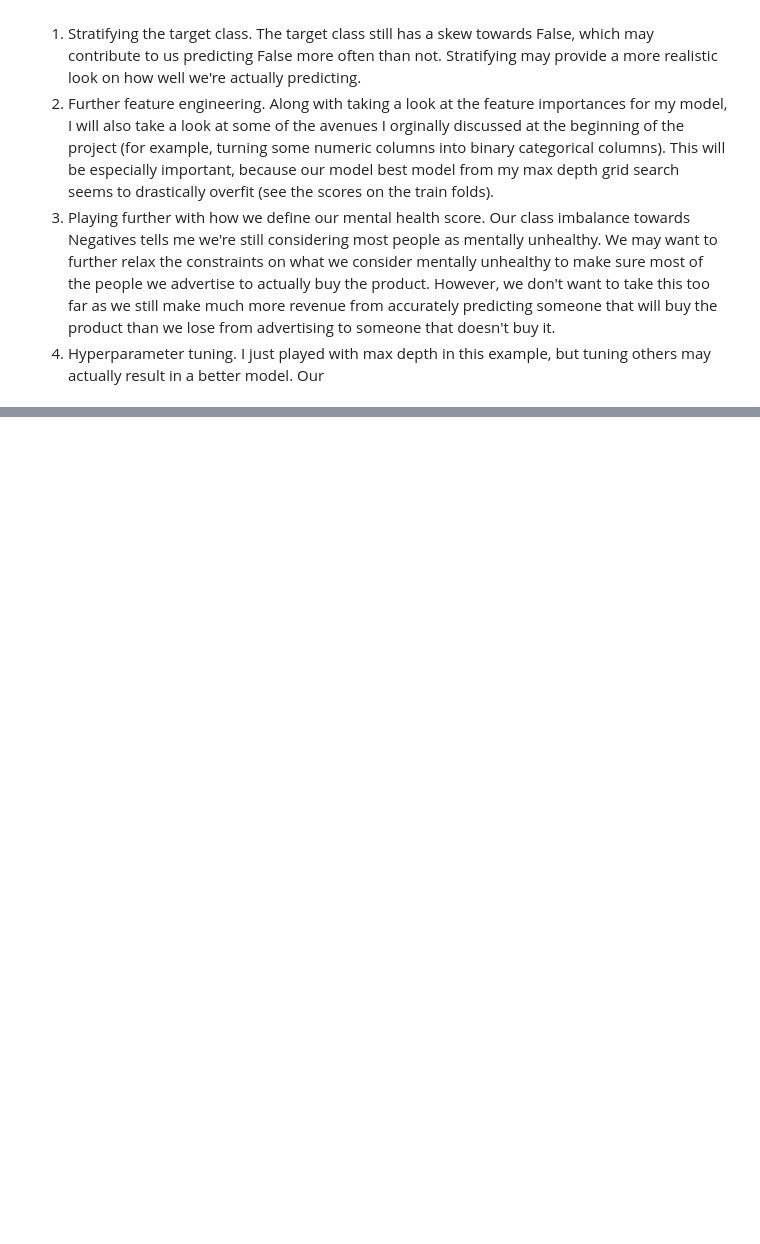
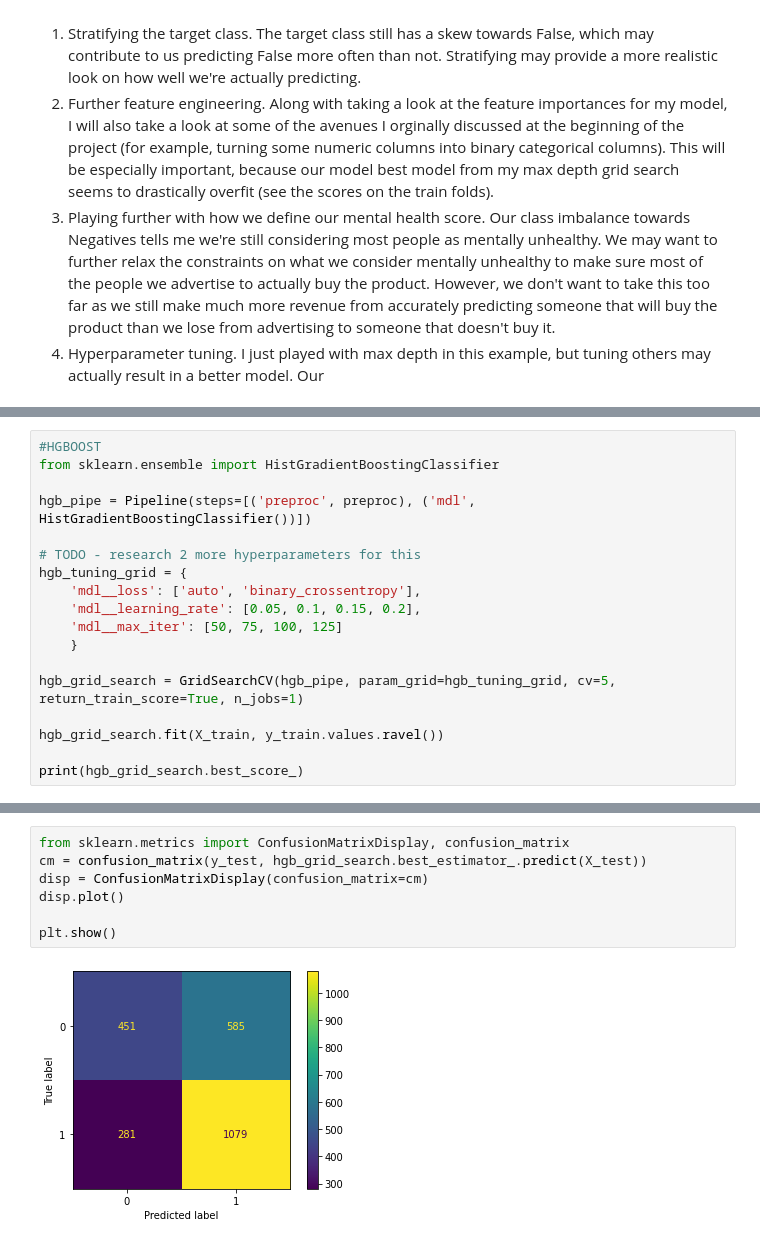
Before and after one commit to ishankaul1/failed_ml_project_lol, a Jupyter notebook: Assignment1.ipynb, the cells around one changed output, grey strips where cells are left out. Cells and saved outputs as stored; diff of their text form; blank space fills up the shorter version.

```diff
--- a/Assignment1.ipynb
+++ b/Assignment1.ipynb
@@ -584,0 +631,18 @@ rf_grid_search.fit(X_train, y_train.values.ravel())
+# %%
+#HGBOOST
+from sklearn.ensemble import HistGradientBoostingClassifier
+
+hgb_pipe = Pipeline(steps=[('preproc', preproc), ('mdl', HistGradientBoostingClassifier())])
+
+# TODO - research 2 more hyperparameters for this
+hgb_tuning_grid = {
+    'mdl__loss': ['auto', 'binary_crossentropy'],
+    'mdl__learning_rate': [0.05, 0.1, 0.15, 0.2],
+    'mdl__max_iter': [50, 75, 100, 125]
+    }
+
+hgb_grid_search = GridSearchCV(hgb_pipe, param_grid=hgb_tuning_grid, cv=5, return_train_score=True, n_jobs=1)
+
+hgb_grid_search.fit(X_train, y_train.values.ravel())
+
+print(hgb_grid_search.best_score_)
@@ -584,0 +663,9 @@ rf_grid_search.fit(X_train, y_train.values.ravel())
+# %%
+from sklearn.metrics import ConfusionMatrixDisplay, confusion_matrix
+cm = confusion_matrix(y_test, hgb_grid_search.best_estimator_.predict(X_test))
+disp = ConfusionMatrixDisplay(confusion_matrix=cm)
+disp.plot()
+
+plt.show()
+# %% [output]
+[figure, added]
```
Also changed, not shown: parts of 28 cells of this notebook.
